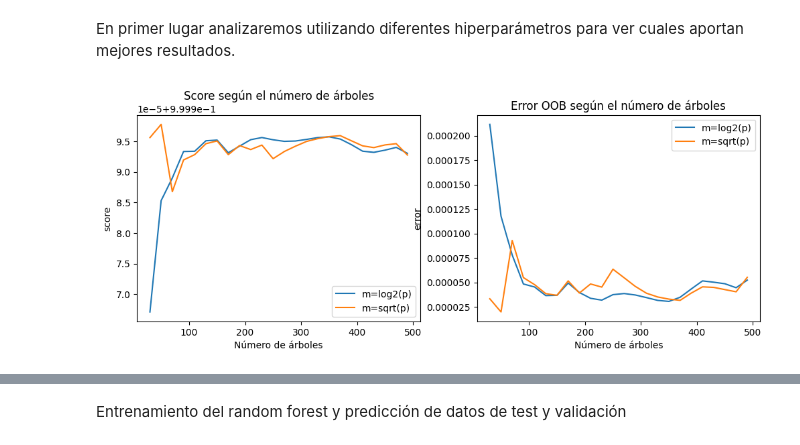
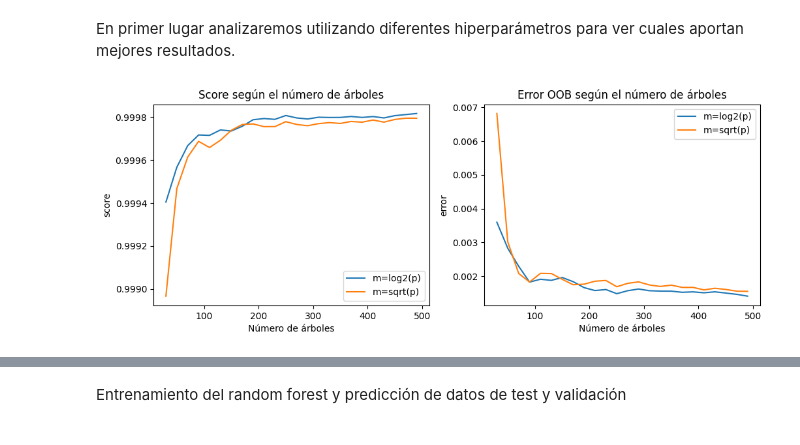
Before and after one commit to AliciaAS/TFM_Startups_Gacela, a Jupyter notebook: PRED_VENTAS/PRED_VENTAS.ipynb, the cells around one changed output, grey strips where cells are left out. Drawn from its saved outputs; the diff is of its cells as text; code cells hidden in the pictures.

```diff
--- a/PRED_VENTAS/PRED_VENTAS.ipynb
+++ b/PRED_VENTAS/PRED_VENTAS.ipynb
@@ -152,14 +160,14 @@ X_train, X_val, Y_train, Y_val = train_test_split(X_train, Y_train, test_size =
 # %%
 class_tree = tree.DecisionTreeRegressor(random_state=42)
 scores = []
-num_variables = len(X_scaled)
+num_variables = len(X_m)
 n_niveles = range(1, num_variables + 1)
 
 
 for n in n_niveles:
     class_tree.set_params(max_depth = n)
-    class_tree.fit(X_train, Y_train)
-    scores.append(class_tree.score(X_test, Y_test))
+    class_tree.fit(X_train_m, Y_train_m)
+    scores.append(class_tree.score(X_test_m, Y_test_m))
 
 plt.title("Score según nivel del árbol")
 plt.xlabel("Número de niveles")
@@ -233,5 +241,5 @@ El número óptimo de componentes principales es 144
 # %%
-pca = PCA(n_components=144)
+pca = PCA(n_components=166)
 pca_features = pca.fit_transform(X_scaled)
 # %%
 # Division of dataset
@@ -240,14 +250,20 @@ X_train_pca, X_val_pca, Y_train_pca, Y_val_pca = train_test_split(X_train_pca, Y
+# %%
+X_m2=pca_features[:2500]
+X_train_m2=X_train_pca[:2500]
+Y_train_m2=Y_train_pca[:2500]
+X_test_m2=X_test_pca[:2500]
+Y_test_m2=Y_test_pca[:2500]
 # %%
 class_tree = tree.DecisionTreeRegressor(random_state=42)
 scores = []
-num_variables = len(pca_features)
+num_variables = len(X_m2)
 n_niveles = range(1, num_variables + 1)
 
 
 for n in n_niveles:
     class_tree.set_params(max_depth = n)
-    class_tree.fit(X_train_pca, Y_train_pca)
-    scores.append(class_tree.score(X_test_pca, Y_test_pca))
+    class_tree.fit(X_train_m2, Y_train_m2)
+    scores.append(class_tree.score(X_test_m2, Y_test_m2))
 
 plt.title("Score según nivel del árbol")
 plt.xlabel("Número de niveles")
@@ -534,9 +550,9 @@ def obtener_mejor_configuracion(modelo, x, y, num_arboles):
 # %%
 reg_rf = RandomForestRegressor(random_state=42, n_jobs=-1, oob_score=True)
 num_arboles = np.arange(30, 500, 20)
-scores, errors = obtener_mejor_configuracion(reg_rf, X_train, Y_train, num_arboles)
+scores, errors = obtener_mejor_configuracion(reg_rf, X_train_m, Y_train_m, num_arboles)
 # %% [output]
-[figure, old version]
+[figure, new version]
 # %%
 # Obtener el número de árboles que obtuvo el mejor score y el menor error OOB
 print('Con {} árboles se obtuvo el mayor score'.format((np.argmax(scores[0]) + 3) * 20))
```
Also changed, not shown: parts of 39 cells of this notebook, 1 other file.
